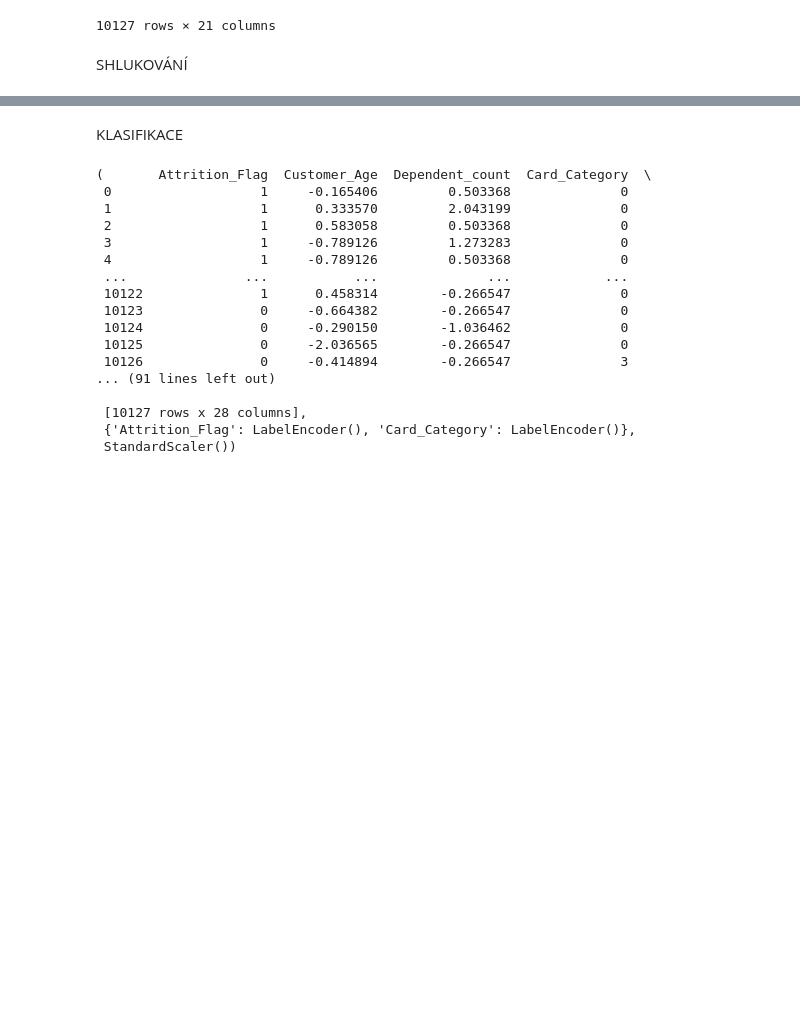
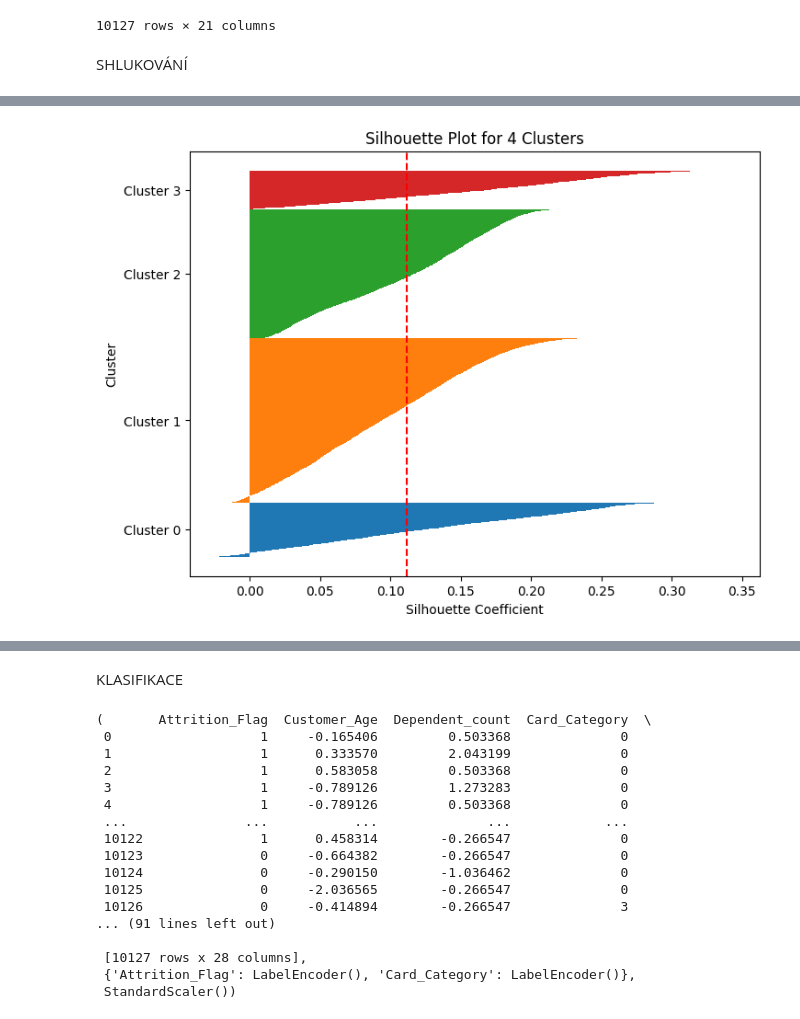
Before and after one commit to AlenaMochalina/Credit-card-attrition-analysis-in-Python, a Jupyter notebook: Credit-card-attrition-analysis-in-Python.ipynb, the cells around one changed output, grey strips where cells are left out. Cells and saved outputs as stored; diff of their text form; code cells hidden in the pictures; blank space fills up the shorter version.

```diff
--- a/Credit-card-attrition-analysis-in-Python.ipynb
+++ b/Credit-card-attrition-analysis-in-Python.ipynb
@@ -415,0 +487,7 @@ clustering_data = preprocess_for_clustering(data_cleaned)
+# %%
+from silhouette_visualization import visualize_silhouette
+
+# Příklad použití pro 4 shluky
+visualize_silhouette(processed_data, n_clusters=4)
+# %% [output]
+[figure, added]
```
Also changed, not shown: parts of 17 cells of this notebook, 1 other file.
